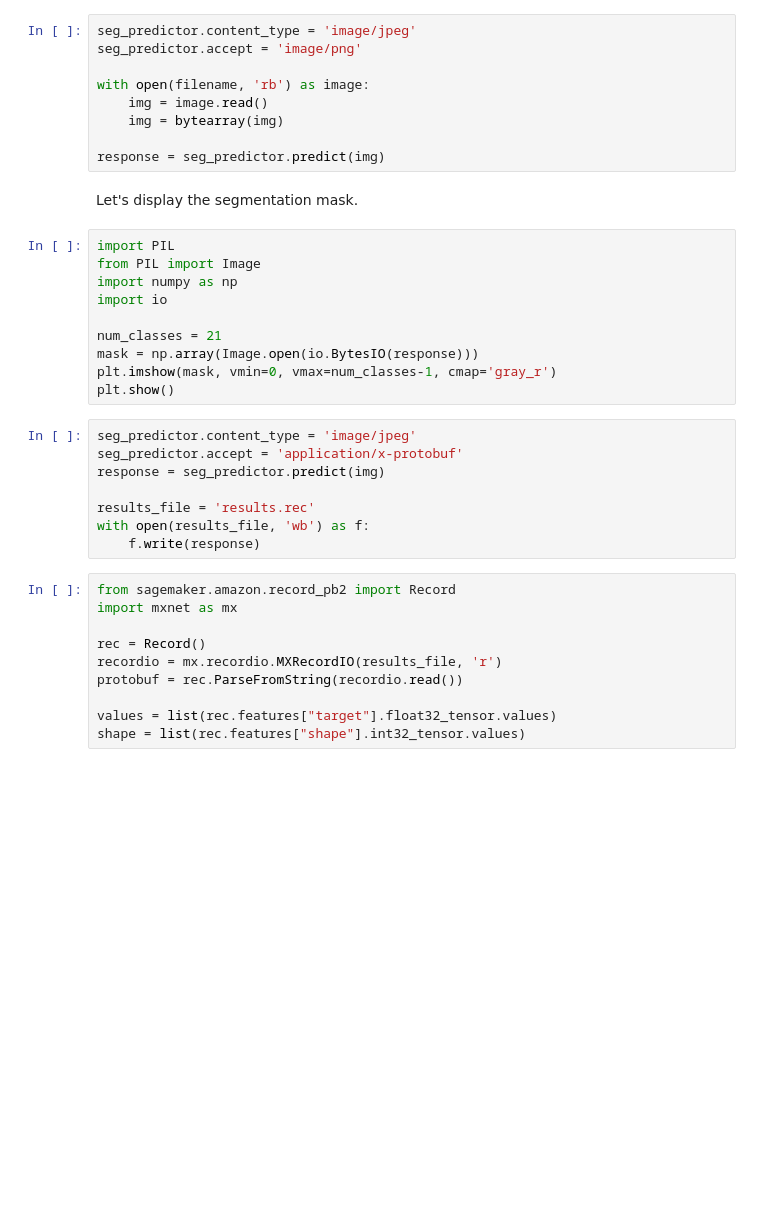
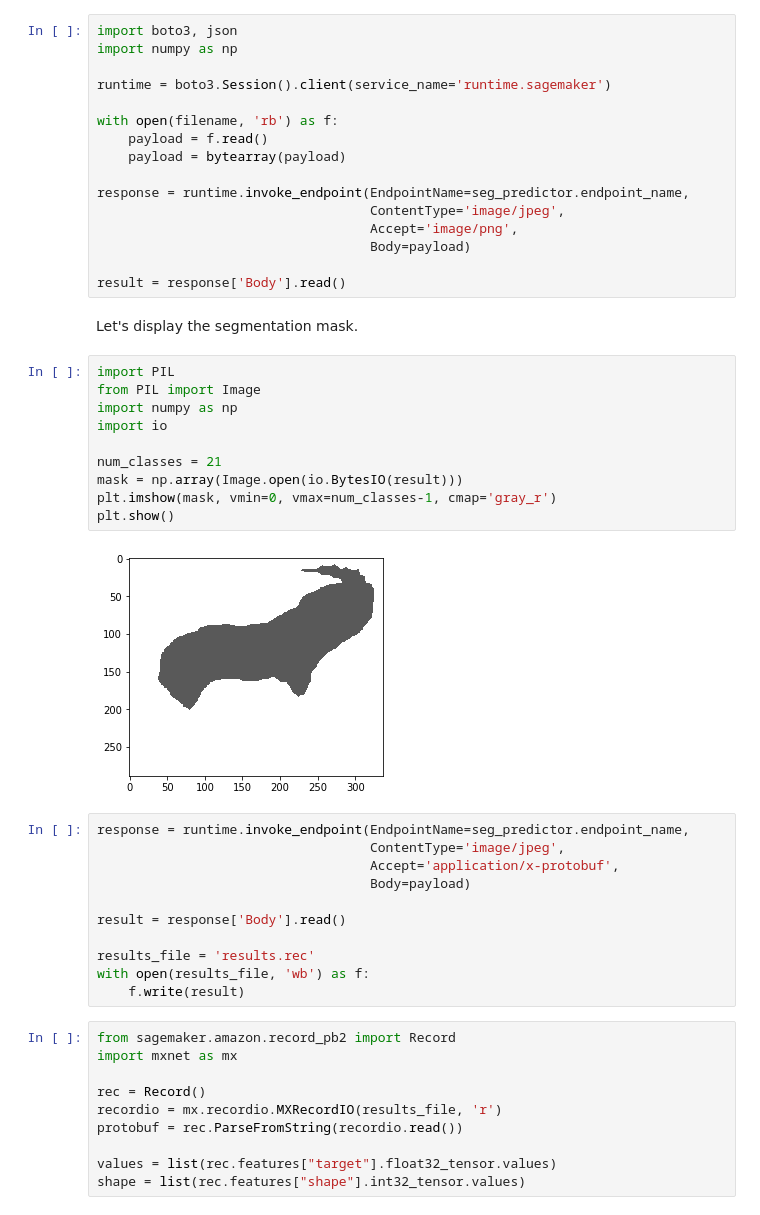
Before and after one commit to PacktPublishing/Learn-Amazon-SageMaker, a Jupyter notebook: sdkv2/ch5/Semantic Segmentation with Pascal VOC.ipynb, the cells around one changed output. Saved outputs shown, nothing was run; the diff lists cells and outputs as text; blank space fills up the shorter version.

Commit message:
Fix prediction for SDK v2

```diff
--- a/sdkv2/ch5/Semantic Segmentation with Pascal VOC.ipynb
+++ b/sdkv2/ch5/Semantic Segmentation with Pascal VOC.ipynb
@@ -83,32 +126,44 @@ plt.axis('off')
-# %%
-seg_predictor.content_type = 'image/jpeg'
-seg_predictor.accept = 'image/png'
-
-with open(filename, 'rb') as image:
-    img = image.read()
-    img = bytearray(img)
-
-response = seg_predictor.predict(img)
+# %%
+import boto3, json
+import numpy as np
+
+runtime = boto3.Session().client(service_name='runtime.sagemaker')
+
+with open(filename, 'rb') as f:
+    payload = f.read()
+    payload = bytearray(payload)
+
+response = runtime.invoke_endpoint(EndpointName=seg_predictor.endpoint_name,
+                                   ContentType='image/jpeg',
+                                   Accept='image/png',
+                                   Body=payload)
+
+result = response['Body'].read()
 # %% [markdown]
 Let's display the segmentation mask.
 # %%
 import PIL
 from PIL import Image
 import numpy as np
 import io
 
 num_classes = 21
-mask = np.array(Image.open(io.BytesIO(response)))
+mask = np.array(Image.open(io.BytesIO(result)))
 plt.imshow(mask, vmin=0, vmax=num_classes-1, cmap='gray_r')
 plt.show()
+# %% [output]
+[figure, added]
 # %%
-seg_predictor.content_type = 'image/jpeg'
-seg_predictor.accept = 'application/x-protobuf'
-response = seg_predictor.predict(img)
+response = runtime.invoke_endpoint(EndpointName=seg_predictor.endpoint_name,
+                                   ContentType='image/jpeg',
+                                   Accept='application/x-protobuf',
+                                   Body=payload)
+
+result = response['Body'].read()
 
 results_file = 'results.rec'
 with open(results_file, 'wb') as f:
-    f.write(response)
+    f.write(result)
 # %%
 from sagemaker.amazon.record_pb2 import Record
 import mxnet as mx
```
Also changed, not shown: parts of 10 cells of this notebook.
